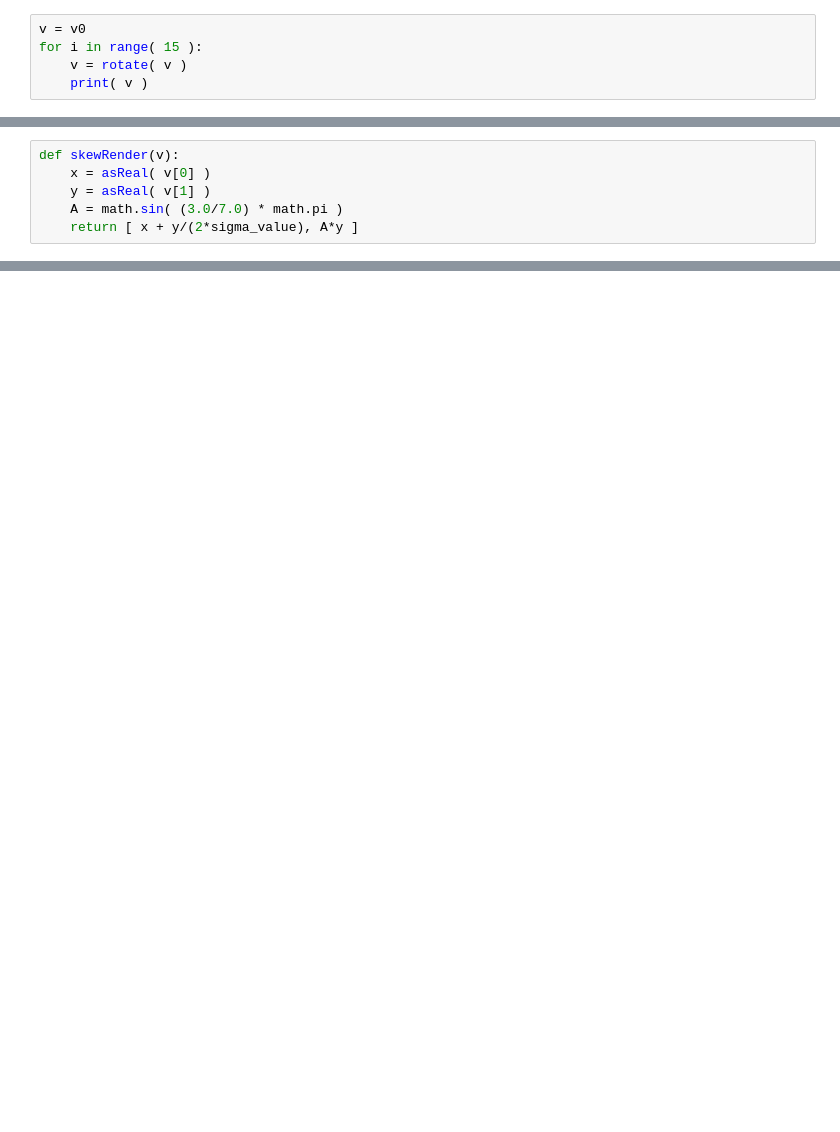
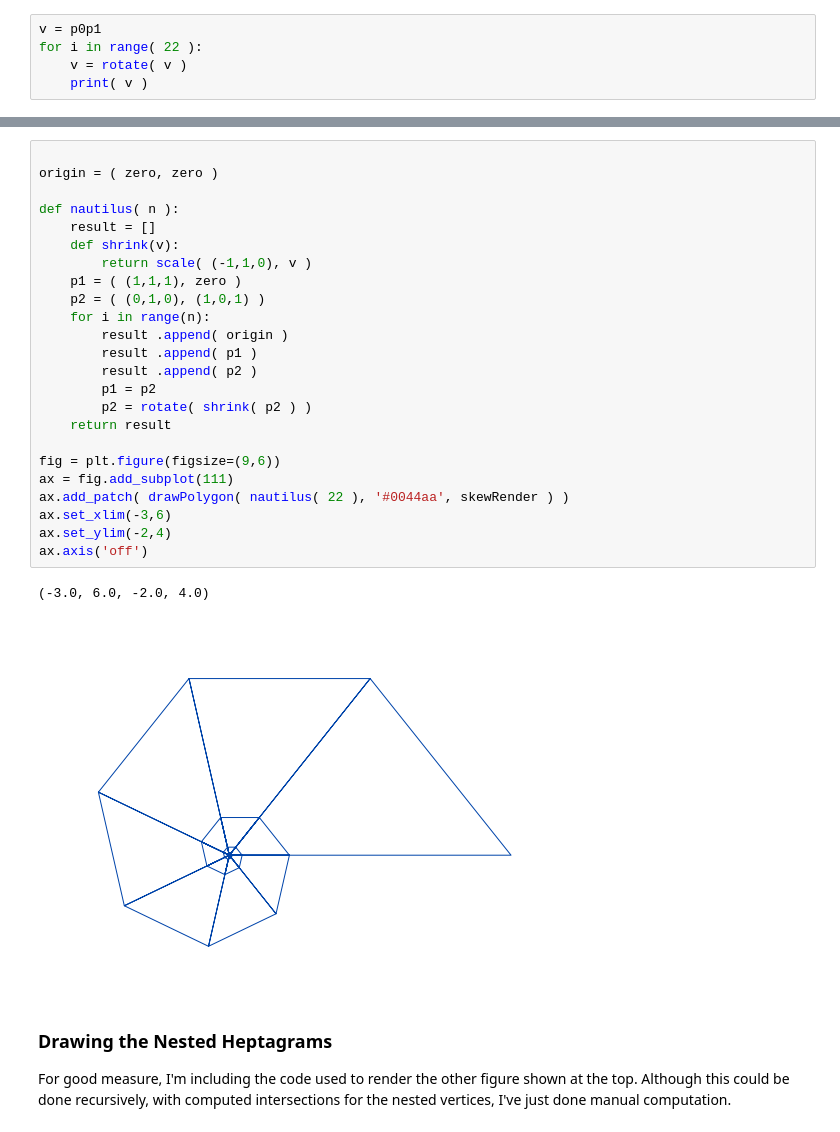
Before and after one commit to vorth/ipython, a Jupyter notebook: heptagons/Sevenfold Rotation.ipynb, the cells around one changed output, grey strips where cells are left out. Cells and saved outputs as stored; diff of their text form; blank space fills up the shorter version.

```diff
--- a/heptagons/Sevenfold Rotation.ipynb
+++ b/heptagons/Sevenfold Rotation.ipynb
@@ -41,6 +118,6 @@ origin = ( zero, zero )
 # %%
-v = v0
-for i in range( 15 ):
+v = p0p1
+for i in range( 22 ):
     v = rotate( v )
     print( v )
 # %% [output]
@@ -66,6 +140,0 @@ def render( v ):
-# %%
-def skewRender(v):
-    x = asReal( v[0] )
-    y = asReal( v[1] )
-    A = math.sin( (3.0/7.0) * math.pi )
-    return [ x + y/(2*sigma_value), A*y ]
@@ -139 +147,32 @@ def ngonPath( edge, n, skip=1, start=origin ):
+# %%
+
+origin = ( zero, zero )
+
+def nautilus( n ):
+    result = []
+    def shrink(v):
+        return scale( (-1,1,0), v )
+    p1 = ( (1,1,1), zero )
+    p2 = ( (0,1,0), (1,0,1) )
+    for i in range(n):
+        result .append( origin )
+        result .append( p1 )
+        result .append( p2 )
+        p1 = p2
+        p2 = rotate( shrink( p2 ) )
+    return result
+
+fig = plt.figure(figsize=(9,6))
+ax = fig.add_subplot(111)
+ax.add_patch( drawPolygon( nautilus( 22 ), '#0044aa', skewRender ) )
+ax.set_xlim(-3,6)
+ax.set_ylim(-2,4)
+ax.axis('off')
+# %% [output]
+(-3.0, 6.0, -2.0, 4.0)
+[figure, added]
+# %% [markdown]
+### Drawing the Nested Heptagrams
+
+For good measure, I'm including the code used to render the other figure shown at the top.  Although this could be done recursively, with computed intersections for the nested vertices, I've just done manual computation.
 # %%
```
Also changed, not shown: parts of 20 cells of this notebook, 9 other files.
